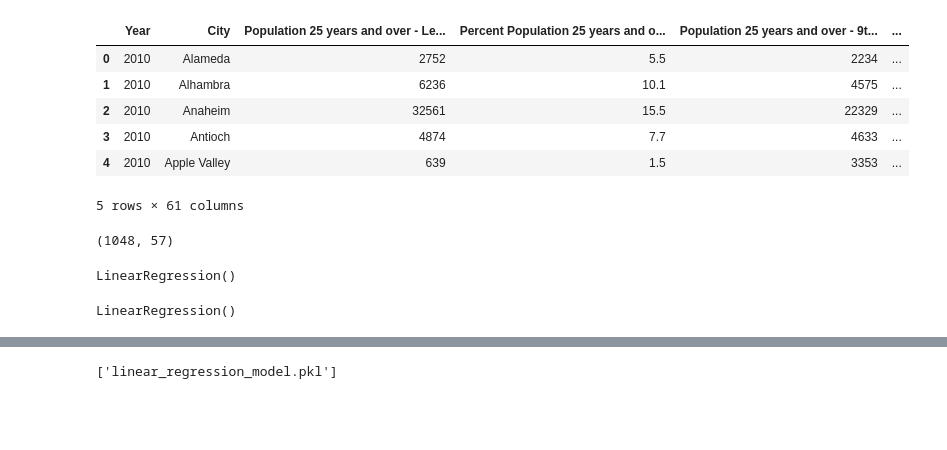
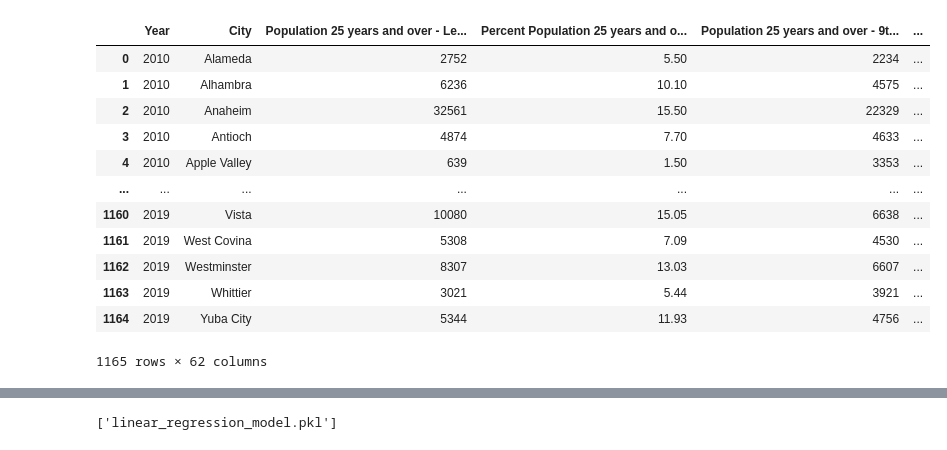
Before and after one commit to eshih22/crime_rate_prediction, a Jupyter notebook: Linear Regression - No cities - No year.ipynb, the cells around one changed output, grey strips where cells are left out. Drawn from its saved outputs; the diff is of its cells as text; code cells hidden in the pictures; blank space fills up the shorter version.

```diff
--- a/Linear Regression - No cities - No year.ipynb
+++ b/Linear Regression - No cities - No year.ipynb
@@ -12,18 +15,32 @@ import joblib
 [interactive output not drawn]
 [interactive output not drawn]
 # %%
-# Read salary data
-file_path = Path("All_data_cleaned.csv")
-crime = pd.read_csv(file_path)
+# Import our input dataset
+crime_df = pd.read_csv('All_data_cleaned.csv')
+crime_df.head()
 
-# Display sample data
-crime.head()
+# One-hot encode the 'City' column
+crime_encoded = pd.get_dummies(crime_df, columns=['City'])
+
+# Initialize the LabelEncoder
+label_encoder = LabelEncoder()
+
+# Fit and transform the 'City' column
+crime_df['City_encoded'] = label_encoder.fit_transform(crime_df['City'])
+
+crime_df
 # %% [output]
 |  | Year | City | Population 25 years and over - Le... | Percent Population 25 years and o... | Population 25 years and over - 9t... | ... |
-| 0 | 2010 | Alameda | 2752 | 5.5 | 2234 | ... |
-| 1 | 2010 | Alhambra | 6236 | 10.1 | 4575 | ... |
-| 2 | 2010 | Anaheim | 32561 | 15.5 | 22329 | ... |
-| 3 | 2010 | Antioch | 4874 | 7.7 | 4633 | ... |
-| 4 | 2010 | Apple Valley | 639 | 1.5 | 3353 | ... |
+| 0 | 2010 | Alameda | 2752 | 5.50 | 2234 | ... |
+| 1 | 2010 | Alhambra | 6236 | 10.10 | 4575 | ... |
+| 2 | 2010 | Anaheim | 32561 | 15.50 | 22329 | ... |
+| 3 | 2010 | Antioch | 4874 | 7.70 | 4633 | ... |
+| 4 | 2010 | Apple Valley | 639 | 1.50 | 3353 | ... |
+| ... | ... | ... | ... | ... | ... | ... |
+| 1160 | 2019 | Vista | 10080 | 15.05 | 6638 | ... |
+| 1161 | 2019 | West Covina | 5308 | 7.09 | 4530 | ... |
+| 1162 | 2019 | Westminster | 8307 | 13.03 | 6607 | ... |
+| 1163 | 2019 | Whittier | 3021 | 5.44 | 3921 | ... |
+| 1164 | 2019 | Yuba City | 5344 | 11.93 | 4756 | ... |
-5 rows × 61 columns
+1165 rows × 62 columns
 # %%
@@ -32,19 +68,2 @@ X = crime.drop(columns=["Crime_Rate_per_100k", "City","Violent Crimes Sum", "Yea
-# %%
-X_train, X_test, y_train, y_test = train_test_split(X,
-                                                    y,
-                                                    test_size=0.1,
-                                                    random_state=8)
-X_train.shape
-# %% [output]
-(1048, 57)
 # %%
  ## Create a Linear Regression Model
-# %%
-regressor = LinearRegression()
-regressor
-# %% [output]
-LinearRegression()
-# %%
-regressor.fit(X_train, y_train)
-# %% [output]
-LinearRegression()
```
Also changed, not shown: parts of 8 cells of this notebook, 5 other files.
